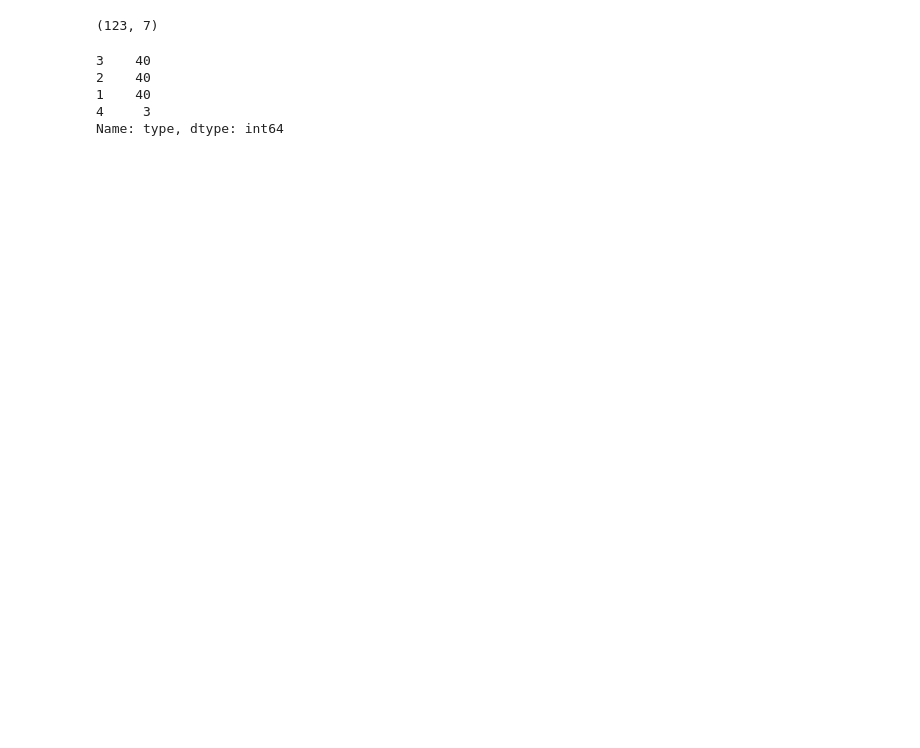
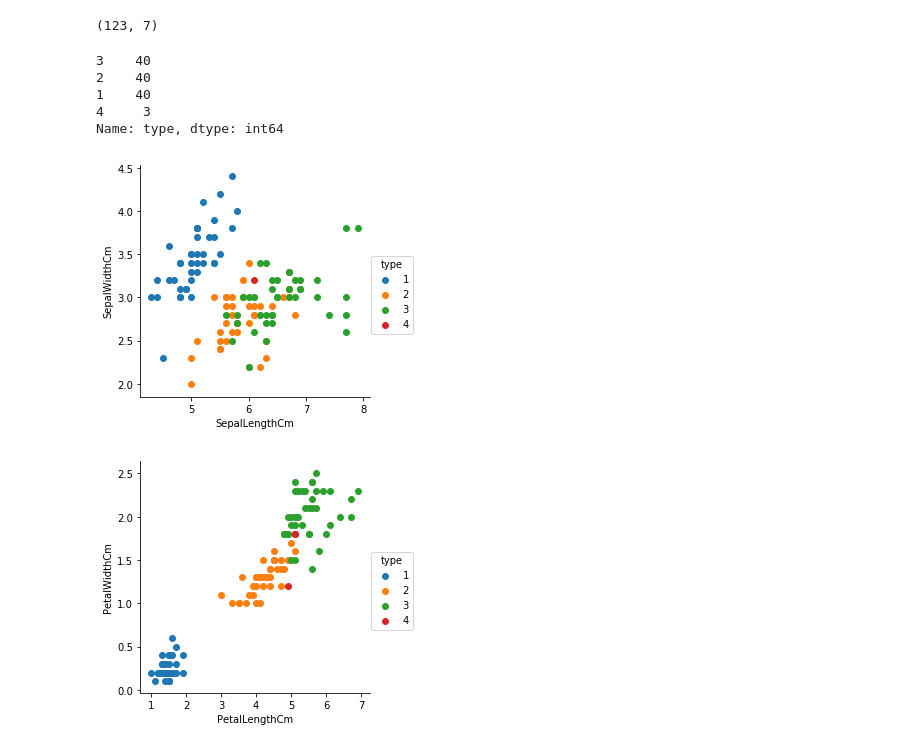
Before and after one commit to TofuLin/AIA_homework, a Jupyter notebook: AIA_homework/AIA_Homework.ipynb, the cells around one changed output. Drawn from its saved outputs; the diff is of its cells as text; code cells hidden in the pictures; blank space fills up the shorter version.

```diff
--- a/AIA_homework/AIA_Homework.ipynb
+++ b/AIA_homework/AIA_Homework.ipynb
@@ -49,3 +37,17 @@ data["type"].value_counts()
 1    40
 4     3
 Name: type, dtype: int64
+# %%
+# 查看指定資料“SepalLengthCm & SepalWidthCm , PetalLengthCm & PetalwitdthCm” 分布狀況
+import seaborn as sns
+#若系統沒有該套件，pip install seaborn可安裝該套件
+import matplotlib.pyplot as plt
+#畫圖工具
+sns.FacetGrid(data, hue="type", size=4).map(plt.scatter, "SepalLengthCm", "SepalWidthCm").add_legend();
+sns.FacetGrid(data, hue="type", size=4).map(plt.scatter, "PetalLengthCm", "PetalWidthCm").add_legend();
+plt.show();
+#觀察後，發現根據Sepal去分類的話，會有很多overlapping在一起
+#而根據Petal去分類的話，能夠比較好的區分各類，overlap的地方比較少
+# %% [output]
+[figure, added]
+[figure, added]
```
Also changed, not shown: parts of 25 cells of this notebook, 2 other files.
